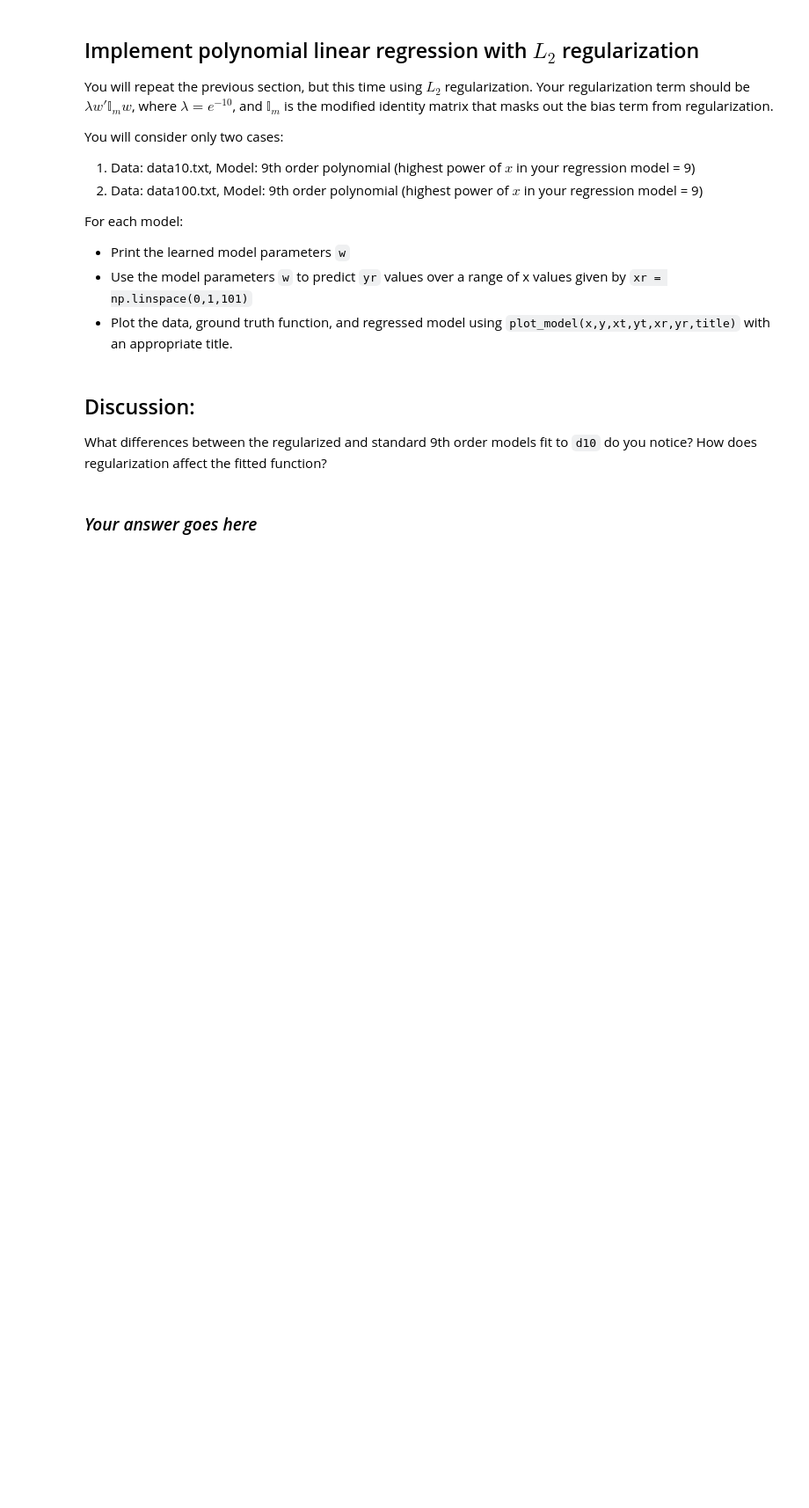
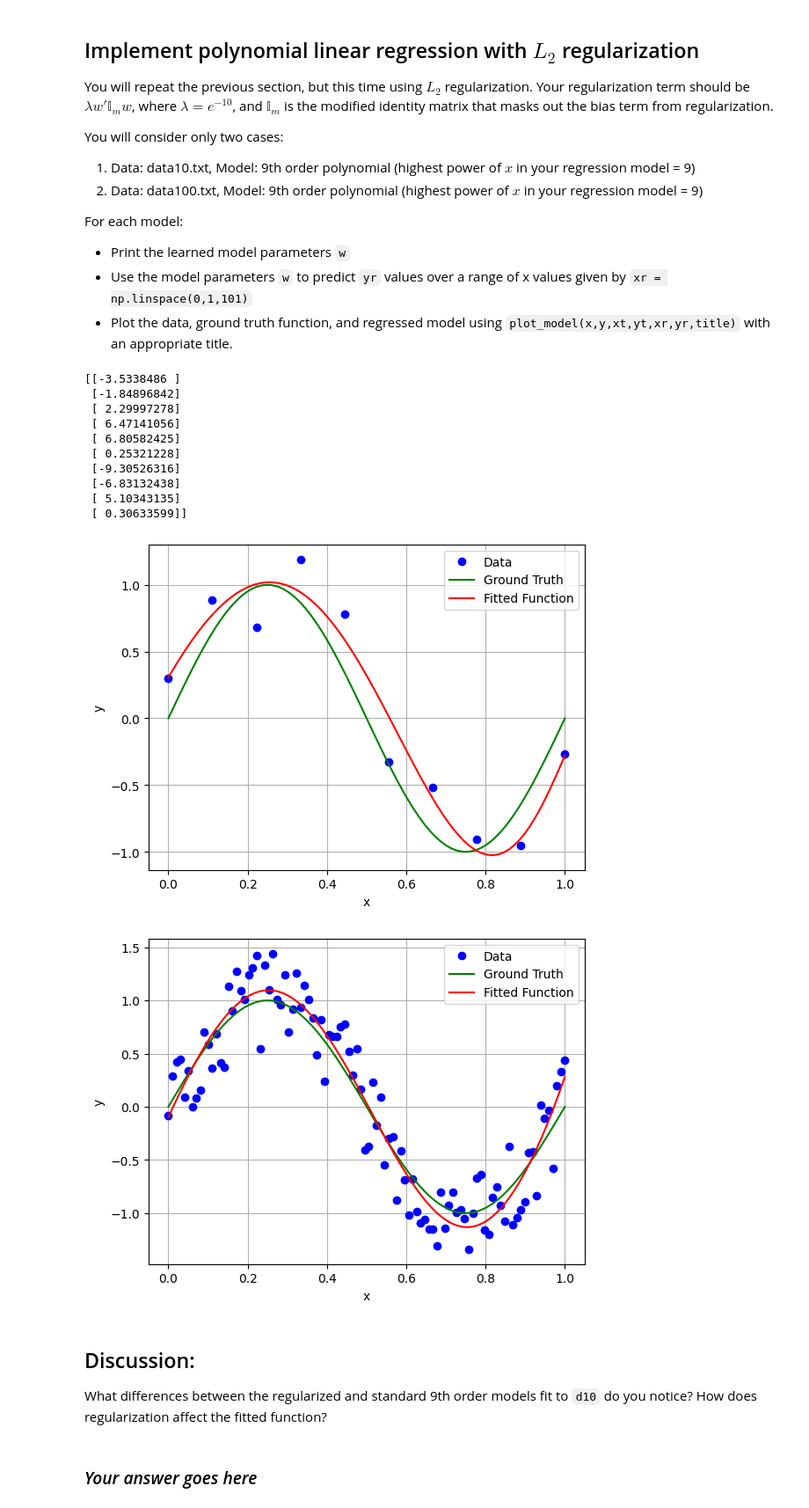
Before and after one commit to zsqu4re/ML-for-engineers, a Jupyter notebook: HW2/M2_HW1.ipynb, the cells around one changed output. Shown at 88% size. Cells and saved outputs as stored; diff of their text form; code cells hidden in the pictures; blank space fills up the shorter version.

```diff
--- a/HW2/M2_HW1.ipynb
+++ b/HW2/M2_HW1.ipynb
@@ -129,3 +168,37 @@ For each model:
+# %%
+# YOUR CODE GOES HERE
+# w_10_9_L2 = np.linalg.inv(X_10_9.T @ X_10_9) @ X_10_9.T @ y10.reshape(-1,1)
+# w_100_9_L2 = np.linalg.inv(X_100_9.T @ X_100_9) @ X_100_9.T @ y100.reshape(-1,1)
+
+lamda = np.exp(-10)
+Im_10 = np.identity(10)
+Im_10[-1,-1] = 0
+reg_10_9 = lamda * Im_10
+reg_100_9 = lamda * Im_10
+
+w_10_9_L2 = np.linalg.inv(X_10_9.T @ X_10_9 + reg_10_9) @ X_10_9.T @ y10.reshape(-1,1)
+w_100_9_L2 = np.linalg.inv(X_100_9.T @ X_100_9 + reg_100_9) @ X_100_9.T @ y100.reshape(-1,1)
+
+print(w_10_9_L2)
+
+yr_10_9_L2 = get_9th_design_matrix(xr) @ w_10_9_L2
+yr_100_9_L2 = get_9th_design_matrix(xr) @ w_100_9_L2
+
+plot_model(x10,y10,xt,yt,xr,yr_10_9_L2,title = None)
+plot_model(x100,y100,xt,yt,xr,yr_100_9_L2,title = None)
+# %% [output]
+[[-3.5338486 ]
+ [-1.84896842]
+ [ 2.29997278]
+ [ 6.47141056]
+ [ 6.80582425]
+ [ 0.25321228]
+ [-9.30526316]
+ [-6.83132438]
+ [ 5.10343135]
+ [ 0.30633599]]
+[figure, added]
+[figure, added]
 # %% [markdown]
 ## Discussion:
 
```
Also changed, not shown: parts of 9 cells of this notebook, 2 other files.
